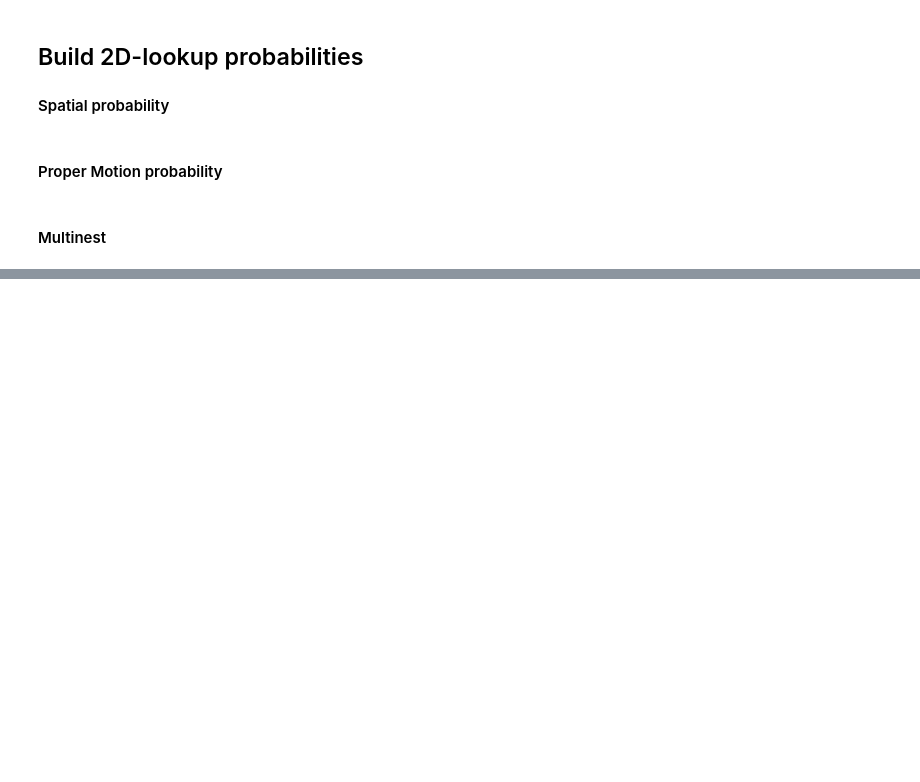
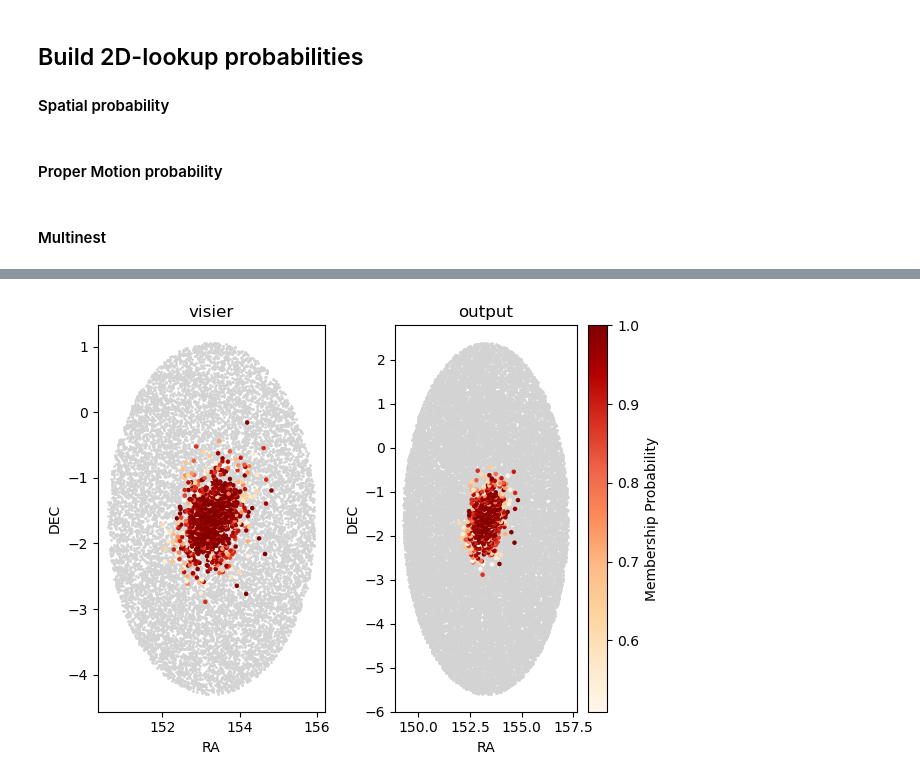
Before and after one commit to marcoboscato/Internship_Tenerife, a Jupyter notebook: Python Scripts/sextans_test.ipynb, the cells around one changed output, grey strips where cells are left out. Cells and saved outputs as stored; diff of their text form; code cells hidden in the pictures; blank space fills up the shorter version.

Commit message:
comparison between mine and vizier catalog

```diff
--- a/Python Scripts/sextans_test.ipynb
+++ b/Python Scripts/sextans_test.ipynb
@@ -1073,0 +1150,10 @@ ValueError: could not convert string '-0.139051069827342929-308' to float64 at r
+# %%
+output = Table.read(cataFolder+'/out_'+cat+'_eDR3.fits', format='fits')
+output0 = Table.read(path+dataPath+'out_test_Sextans_eDR3_Battaglia.fits', format='fits')
+vizier = Table.read(path+dataPath+'sextans_vizier_catalog.fit', format='fits')
+
+output_pd = output.to_pandas()
+output0_pd = output0.to_pandas()
+vizier_pd = vizier.to_pandas()
+
+output_pd.head()
@@ -1073,0 +1178,26 @@ ValueError: could not convert string '-0.139051069827342929-308' to float64 at r
+# %%
+vizier_sextans_members = vizier_pd[vizier_pd['Pmemb'] > 0.5]
+output_sextans_members = output_pd[output_pd['P'] > 0.5]
+
+plt.subplot(1, 2, 1)
+plt.scatter(vizier_pd['RA_ICRS'].values, vizier_pd['DE_ICRS'].values, c='lightgray', s=1)
+plt.scatter(vizier_sextans_members['RA_ICRS'].values, vizier_sextans_members['DE_ICRS'].values,
+            c=vizier_sextans_members['Pmemb'].values, cmap='OrRd', s=5)
+plt.xlabel('RA')
+plt.ylabel('DEC')
+plt.title('visier')
+
+plt.subplot(1, 2, 2)
+plt.scatter(output_pd['ra'].values, output_pd['dec'].values, c='lightgray', s=1)
+plt.scatter(output_sextans_members['ra'].values, output_sextans_members['dec'].values,
+            c=output_sextans_members['P'].values, cmap='OrRd', s=5)
+plt.xlabel('RA')
+plt.ylabel('DEC')
+plt.title('output')
+
+cbar = plt.colorbar()
+cbar.set_label('Membership Probability')
+plt.tight_layout()
+plt.show()
+# %% [output]
+[figure, added]
```
Also changed, not shown: parts of 13 cells of this notebook, 20 other files.
